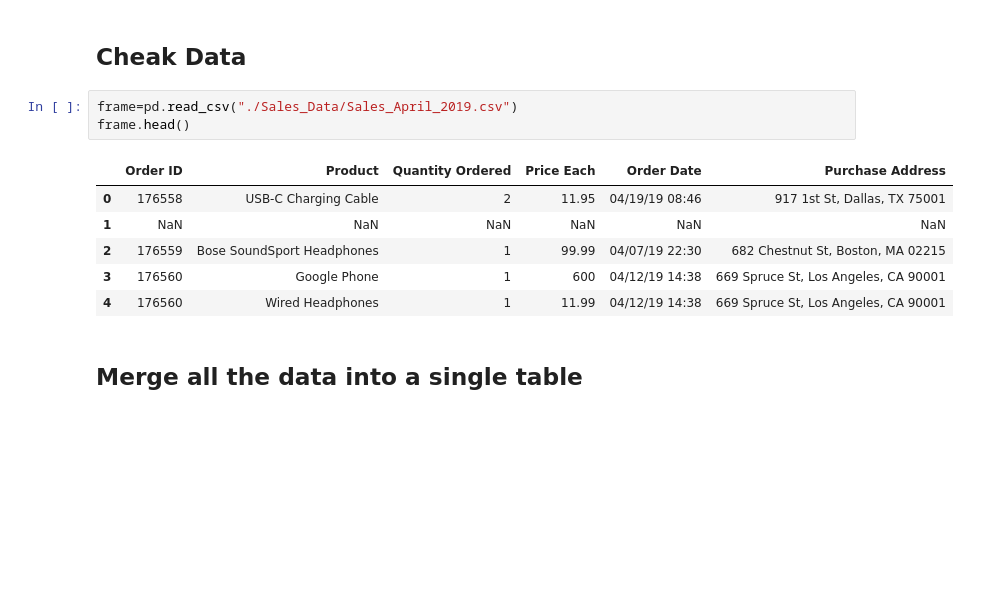
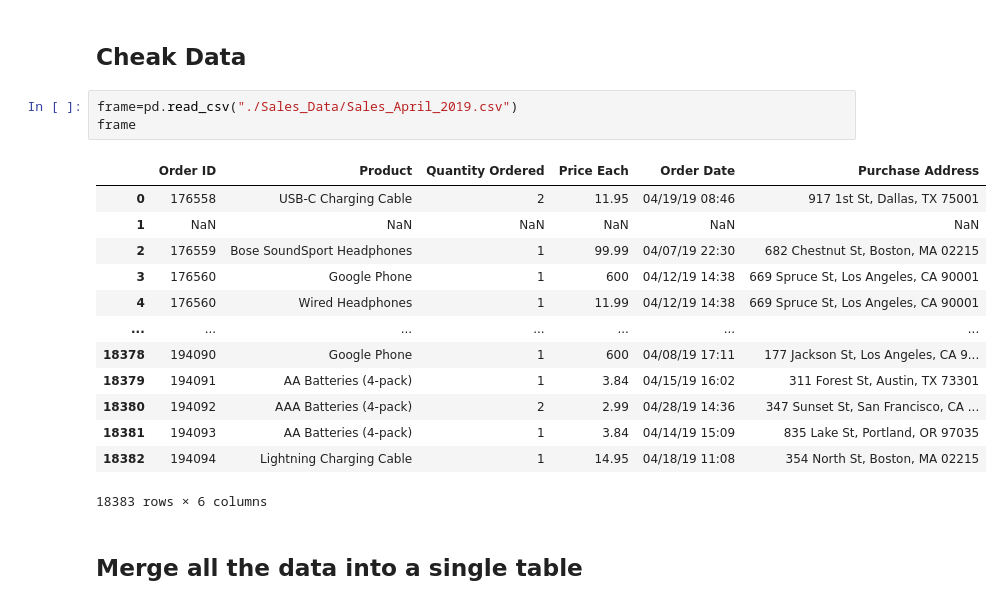
Before and after one commit to Ruddrasingh/Electronic_store_analysis, a Jupyter notebook: electronic_store_analysis.ipynb, the cells around one changed output. Drawn from its saved outputs; the diff is of its cells as text; blank space fills up the shorter version.

```diff
--- a/electronic_store_analysis.ipynb
+++ b/electronic_store_analysis.ipynb
@@ -10,14 +10,21 @@ import matplotlib.pyplot as plt
 ## Cheak Data
 # %%
 frame=pd.read_csv("./Sales_Data/Sales_April_2019.csv")
-frame.head()
+frame
 # %% [output]
 |  | Order ID | Product | Quantity Ordered | Price Each | Order Date | Purchase Address |
 | 0 | 176558 | USB-C Charging Cable | 2 | 11.95 | 04/19/19 08:46 | 917 1st St, Dallas, TX 75001 |
 | 1 | NaN | NaN | NaN | NaN | NaN | NaN |
 | 2 | 176559 | Bose SoundSport Headphones | 1 | 99.99 | 04/07/19 22:30 | 682 Chestnut St, Boston, MA 02215 |
 | 3 | 176560 | Google Phone | 1 | 600 | 04/12/19 14:38 | 669 Spruce St, Los Angeles, CA 90001 |
 | 4 | 176560 | Wired Headphones | 1 | 11.99 | 04/12/19 14:38 | 669 Spruce St, Los Angeles, CA 90001 |
+| ... | ... | ... | ... | ... | ... | ... |
+| 18378 | 194090 | Google Phone | 1 | 600 | 04/08/19 17:11 | 177 Jackson St, Los Angeles, CA 9... |
+| 18379 | 194091 | AA Batteries (4-pack) | 1 | 3.84 | 04/15/19 16:02 | 311 Forest St, Austin, TX 73301 |
+| 18380 | 194092 | AAA Batteries (4-pack) | 2 | 2.99 | 04/28/19 14:36 | 347 Sunset St, San Francisco, CA ... |
+| 18381 | 194093 | AA Batteries (4-pack) | 1 | 3.84 | 04/14/19 15:09 | 835 Lake St, Portland, OR 97035 |
+| 18382 | 194094 | Lightning Charging Cable | 1 | 14.95 | 04/18/19 11:08 | 354 North St, Boston, MA 02215 |
+18383 rows × 6 columns
 # %% [markdown]
 ## Merge all the data into a single table
 # %%
```
Also changed, not shown: parts of 6 cells of this notebook.
